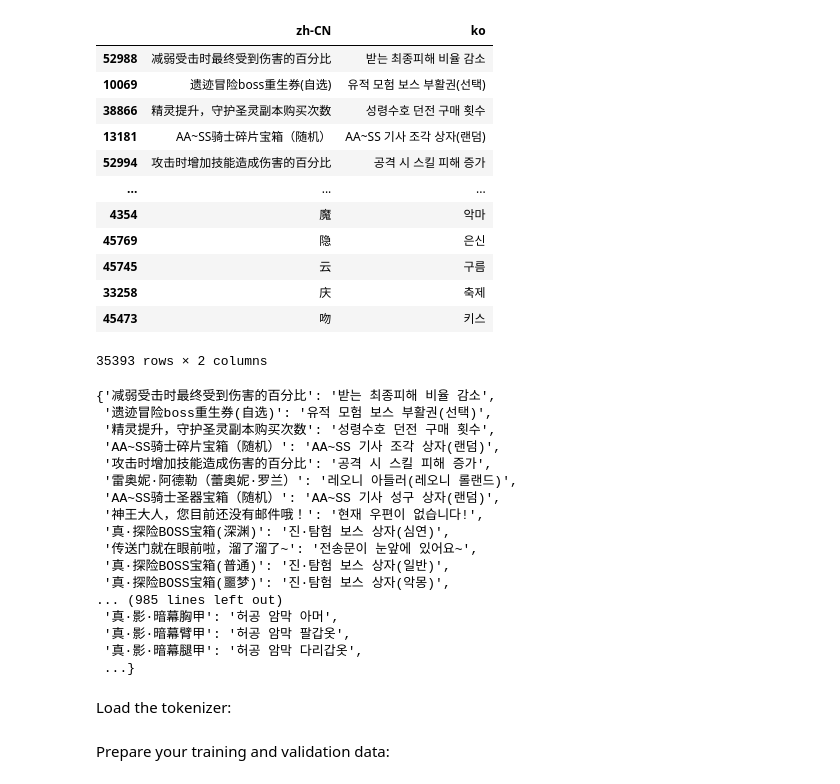
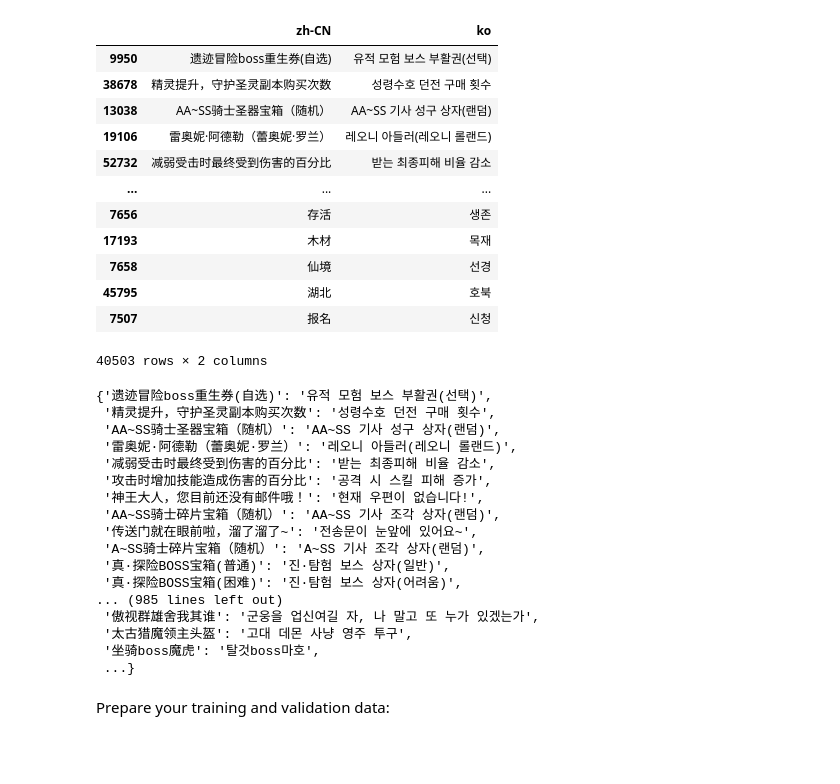
Before and after one commit to SimpleJerry/longtu-translation-pipeline, a Jupyter notebook: T&N+R preprocess.ipynb, the cells around one changed output. Drawn from its saved outputs; the diff is of its cells as text; code cells hidden in the pictures; blank space fills up the shorter version.

```diff
--- a/T&N+R preprocess.ipynb
+++ b/T&N+R preprocess.ipynb
@@ -2,67 +2,65 @@
 import re
 
 import pandas as pd
 
 # 读取Excel文件
 df_glossary = pd.read_excel("glossary_all.xlsx")
 
 # 只保留需要的两列
 df_glossary = df_glossary[["zh-CN", "ko"]]
 
 # 删除任何包含NaN的行
 df_glossary = df_glossary.dropna(how='any')
 
 # 按照中文列去重
-df_glossary = df_glossary.drop_duplicates(subset="zh-CN", keep=False)
+df_glossary = df_glossary.drop_duplicates(subset="zh-CN", keep="first")
 
 # 确保'zh-CN'和'ko'列中的所有元素都是字符串
 df_glossary['zh-CN'] = df_glossary['zh-CN'].astype(str)
 df_glossary['ko'] = df_glossary['ko'].astype(str)
 
 # 删除包含数字的行
 mask = df_glossary.applymap(lambda x: bool(re.search(r'\d', x)))
 df_glossary = df_glossary[~mask.any(axis=1)]
 
 #按照长度降序排布
 df_glossary["zh-CN_length"] = df_glossary["zh-CN"].str.len()
 df_glossary = df_glossary.sort_values("zh-CN_length", ascending=False)
 df_glossary = df_glossary.drop('zh-CN_length', axis=1)
 df_glossary
 # %% [output]
 |  | zh-CN | ko |
-| 52988 | 减弱受击时最终受到伤害的百分比 | 받는 최종피해 비율 감소 |
-| 10069 | 遗迹冒险boss重生券(自选) | 유적 모험 보스 부활권(선택) |
-| 38866 | 精灵提升，守护圣灵副本购买次数 | 성령수호 던전 구매 횟수 |
-| 13181 | AA~SS骑士碎片宝箱（随机） | AA~SS 기사 조각 상자(랜덤) |
-| 52994 | 攻击时增加技能造成伤害的百分比 | 공격 시 스킬 피해 증가 |
+| 9950 | 遗迹冒险boss重生券(自选) | 유적 모험 보스 부활권(선택) |
+| 38678 | 精灵提升，守护圣灵副本购买次数 | 성령수호 던전 구매 횟수 |
+| 13038 | AA~SS骑士圣器宝箱（随机） | AA~SS 기사 성구 상자(랜덤) |
+| 19106 | 雷奥妮·阿德勒（蕾奥妮·罗兰） | 레오니 아들러(레오니 롤랜드) |
+| 52732 | 减弱受击时最终受到伤害的百分比 | 받는 최종피해 비율 감소 |
 | ... | ... | ... |
-| 4354 | 魔 | 악마 |
-| 45769 | 隐 | 은신 |
-| 45745 | 云 | 구름 |
-| 33258 | 庆 | 축제 |
-| 45473 | 吻 | 키스 |
+| 7656 | 存活 | 생존 |
+| 17193 | 木材 | 목재 |
+| 7658 | 仙境 | 선경 |
+| 45795 | 湖北 | 호북 |
+| 7507 | 报名 | 신청 |
-35393 rows × 2 columns
+40503 rows × 2 columns
 # %%
 df_glossary.set_index("zh-CN", inplace=True)
 glossary_dict = df_glossary["ko"].to_dict()
 glossary_dict
 # %% [output]
-{'减弱受击时最终受到伤害的百分比': '받는 최종피해 비율 감소',
- '遗迹冒险boss重生券(自选)': '유적 모험 보스 부활권(선택)',
+{'遗迹冒险boss重生券(自选)': '유적 모험 보스 부활권(선택)',
  '精灵提升，守护圣灵副本购买次数': '성령수호 던전 구매 횟수',
+ 'AA~SS骑士圣器宝箱（随机）': 'AA~SS 기사 성구 상자(랜덤)',
+ '雷奥妮·阿德勒（蕾奥妮·罗兰）': '레오니 아들러(레오니 롤랜드)',
+ '减弱受击时最终受到伤害的百分比': '받는 최종피해 비율 감소',
+ '攻击时增加技能造成伤害的百分比': '공격 시 스킬 피해 증가',
+ '神王大人，您目前还没有邮件哦！': '현재 우편이 없습니다!',
  'AA~SS骑士碎片宝箱（随机）': 'AA~SS 기사 조각 상자(랜덤)',
- '攻击时增加技能造成伤害的百分比': '공격 시 스킬 피해 증가',
- '雷奥妮·阿德勒（蕾奥妮·罗兰）': '레오니 아들러(레오니 롤랜드)',
- 'AA~SS骑士圣器宝箱（随机）': 'AA~SS 기사 성구 상자(랜덤)',
- '神王大人，您目前还没有邮件哦！': '현재 우편이 없습니다!',
- '真·探险BOSS宝箱(深渊)': '진·탐험 보스 상자(심연)',
  '传送门就在眼前啦，溜了溜了~': '전송문이 눈앞에 있어요~',
+ 'A~SS骑士碎片宝箱（随机）': 'A~SS 기사 조각 상자(랜덤)',
  '真·探险BOSS宝箱(普通)': '진·탐험 보스 상자(일반)',
- '真·探险BOSS宝箱(噩梦)': '진·탐험 보스 상자(악몽)',
+ '真·探险BOSS宝箱(困难)': '진·탐험 보스 상자(어려움)',
 ... (985 lines left out)
- '真·影·暗幕胸甲': '허공 암막 아머',
- '真·影·暗幕臂甲': '허공 암막 팔갑옷',
- '真·影·暗幕腿甲': '허공 암막 다리갑옷',
+ '傲视群雄舍我其谁': '군웅을 업신여길 자, 나 말고 또 누가 있겠는가',
+ '太古猎魔领主头盔': '고대 데몬 사냥 영주 투구',
+ '坐骑boss魔虎': '탈것boss마호',
  ...}
-# %% [markdown]
-Load the tokenizer:
```
Also changed, not shown: parts of 3 cells of this notebook.
